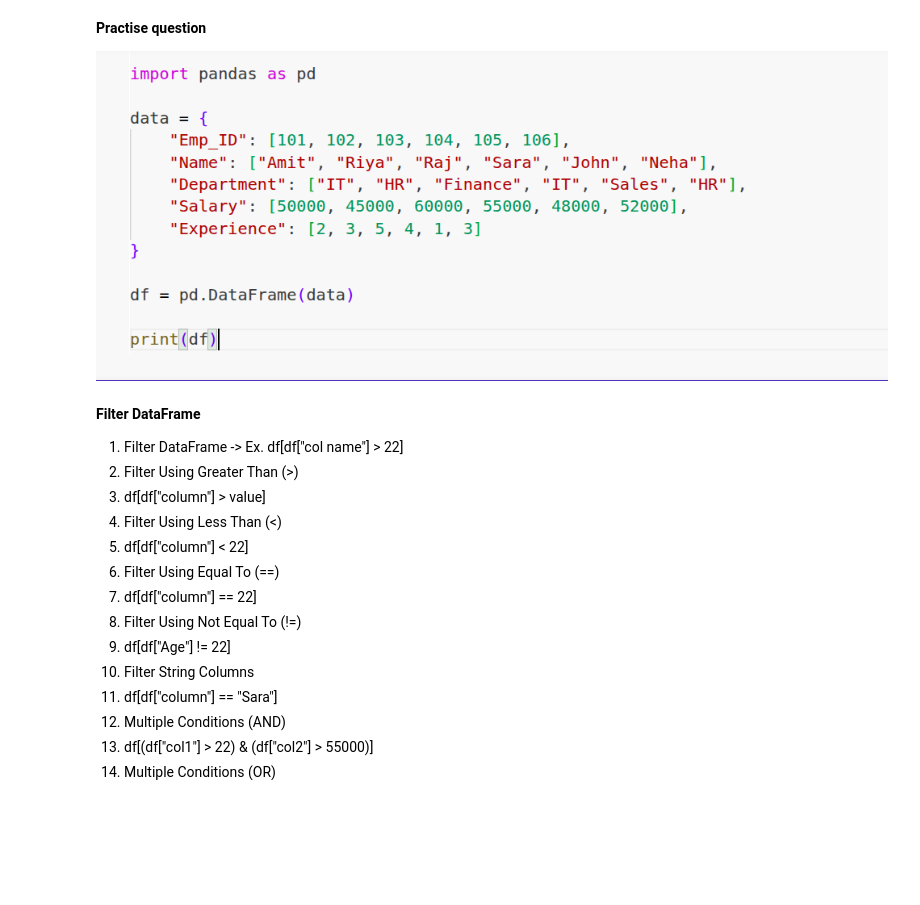
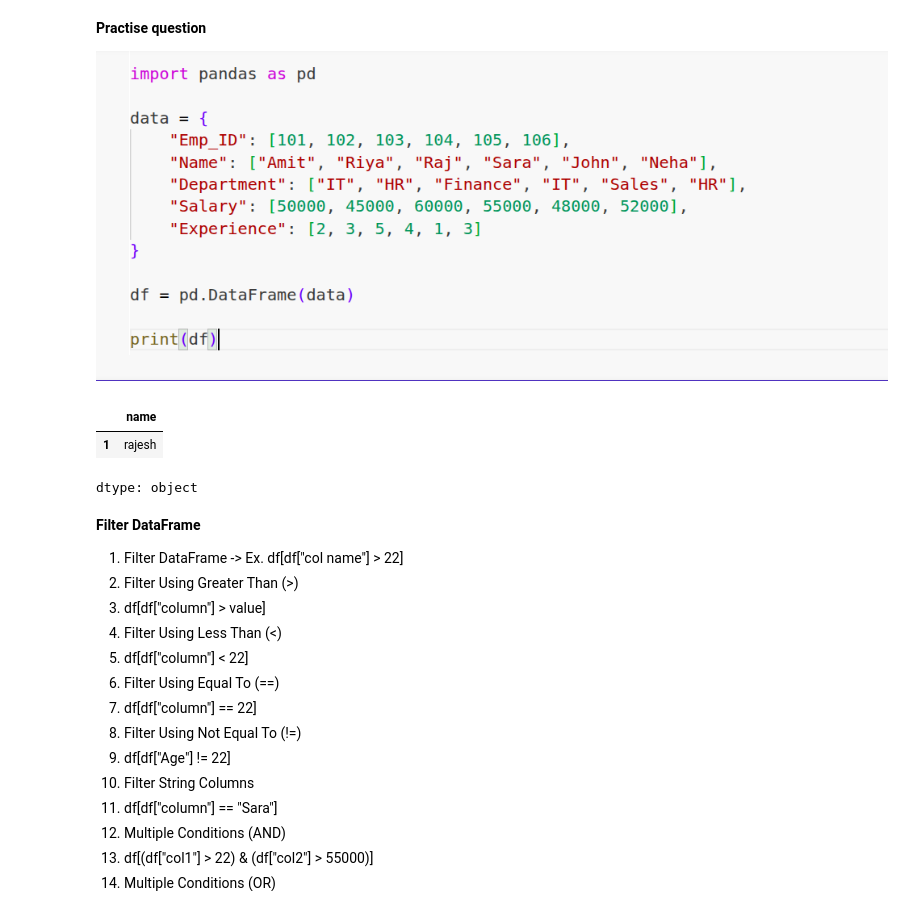
Before and after one commit to rajendra0968jangid/Ds-Arya, a Jupyter notebook: day8.ipynb, the cells around one changed output. Drawn from its saved outputs; the diff is of its cells as text; code cells hidden in the pictures; blank space fills up the shorter version.

```diff
--- a/day8.ipynb
+++ b/day8.ipynb
@@ -233,6 +295,28 @@ print(df)
 
 
 ![image.png](embedded-picture-1)
+# %%
+import pandas as pd
+url = "https://raw.githubusercontent.com/rajendra0968jangid/Ds-Arya/main/student-data.json"
+df = pd.read_json(url)
+# filter 1
+# df[df["english"] == 95]
+
+# filter 2
+df[df["maths"] < 60]
+
+# physics values less than and equal to 56
+
+
+# math 90 and english 90
+df[(df["maths"] > 90)&(df["english"] > 90)]
+
+# names
+df[(df["maths"] > 90) & (df["english"]>90) & (df["gender"] == "Male")]["name"]
+# %% [output]
+|  | name |
+| 1 | rajesh |
+dtype: object
 # %% [markdown]
 **Filter DataFrame**
 1. Filter DataFrame -> Ex. df[df["col name"] > 22]
```
Also changed, not shown: parts of 3 cells of this notebook.
